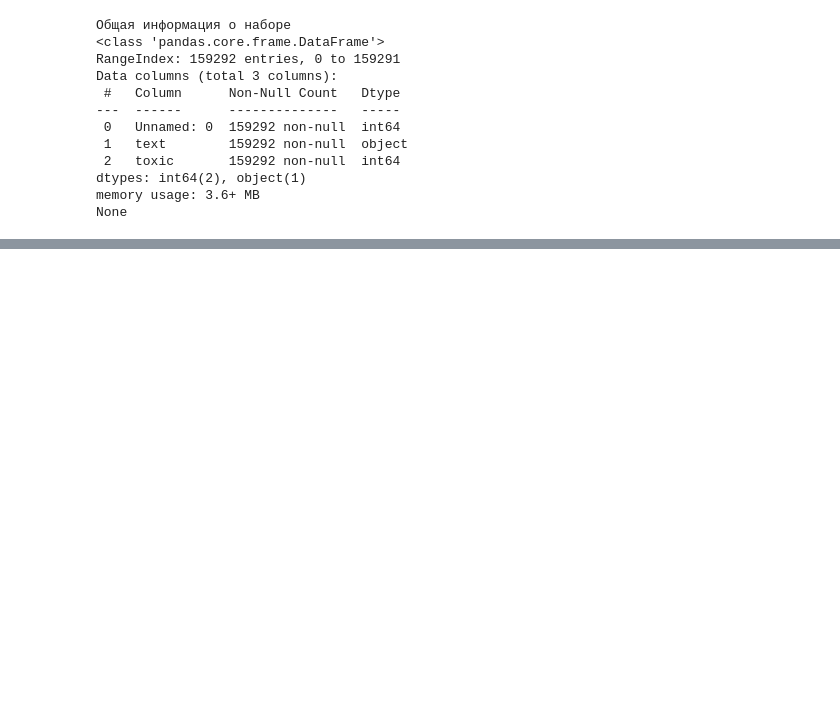
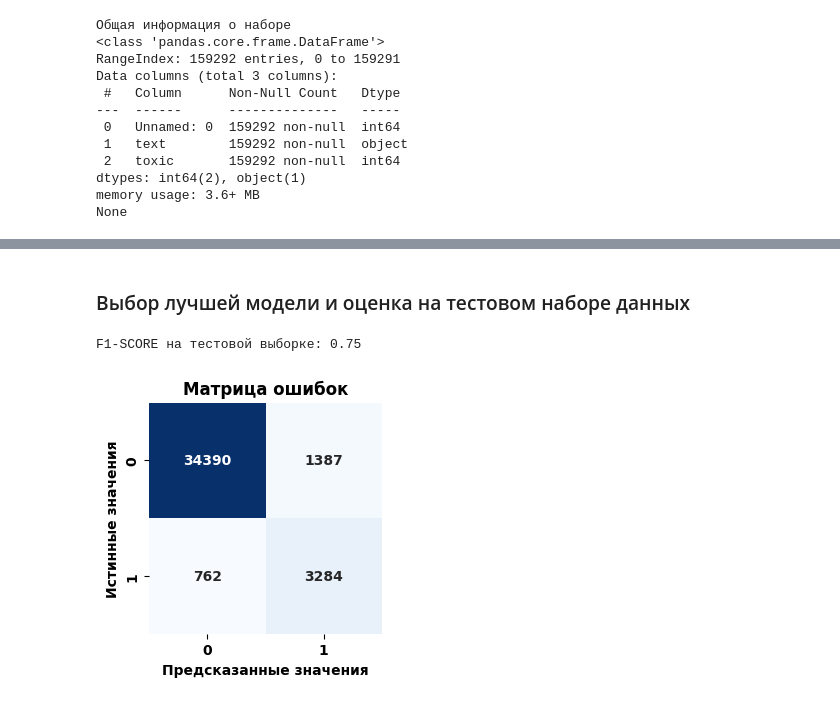
Before and after one commit to MrKostas/YandexPractikum_projects, a Jupyter notebook: notebooks/SixteenthPetProject_TextAnalysis.ipynb, the cells around one changed output, grey strips where cells are left out. Drawn from its saved outputs; the diff is of its cells as text; code cells hidden in the pictures; blank space fills up the shorter version.

```diff
--- a/notebooks/SixteenthPetProject_TextAnalysis.ipynb
+++ b/notebooks/SixteenthPetProject_TextAnalysis.ipynb
@@ -211,0 +315,3 @@ comments = comments.drop('Unnamed: 0', axis=1)
+# %%
+# разделение набора данных на обучающую и тестовую выборки
+X_train, X_test, y_train, y_test = train_test_split(X, y, test_size = TEST_SIZE, random_state = RANDOM_STATE, stratify = y)
@@ -211,0 +338,23 @@ comments = comments.drop('Unnamed: 0', axis=1)
+# %%
+# инициализация словаря моделей с переданными значениями гиперпараметров
+
+models = {
+    'LogisticRegression' : {
+        'model' : LogisticRegression(),
+        'params' : {
+            'random_state' : [RANDOM_STATE],
+            'solver' : ['liblinear', 'newton-cg', 'lbfgs', 'sag', 'saga'],
+            'class_weight' : ['balanced']
+        }
+    },
+    'DecisionTreeClassifier' : {
+        'model' : DecisionTreeClassifier(),
+        'params' : {
+            'random_state' : [RANDOM_STATE],
+            'class_weight' : ['balanced'],
+            'max_depth' : [5, 10, 15, 20, None],
+            'min_samples_split' : [2, 5, 10],
+            'min_samples_leaf' : [1, 2, 4]
+        }
+    }
+}
@@ -211,0 +438,24 @@ comments = comments.drop('Unnamed: 0', axis=1)
+# %% [markdown]
+### Выбор лучшей модели и оценка на тестовом наборе данных <a class = 'anchor' id = 'Моделирование_тестирование'>
+# %%
+# оценка лучшей модели на тестовой выборке
+
+best_model = results[best_model]['model']
+y_pred = best_model.predict(X_test)
+f1 = f1_score(y_test, y_pred)
+print(f"F1-SCORE на тестовой выборке: {f1:.2f}")
+# %% [output]
+F1-SCORE на тестовой выборке: 0.75
+# %%
+# получение матрицы ошибок
+cm = confusion_matrix(y_test, y_pred)
+# %%
+# построение матрицы ошибок для лучшей модели
+plt.figure(figsize = (3, 3))
+sns.heatmap(cm, annot = True, fmt = "d", cmap = "Blues", cbar = False)
+plt.xlabel("Предсказанные значения")
+plt.ylabel("Истинные значения")
+plt.title("Матрица ошибок")
+plt.show()
+# %% [output]
+[figure, added]
```
Also changed, not shown: parts of 25 cells of this notebook.
